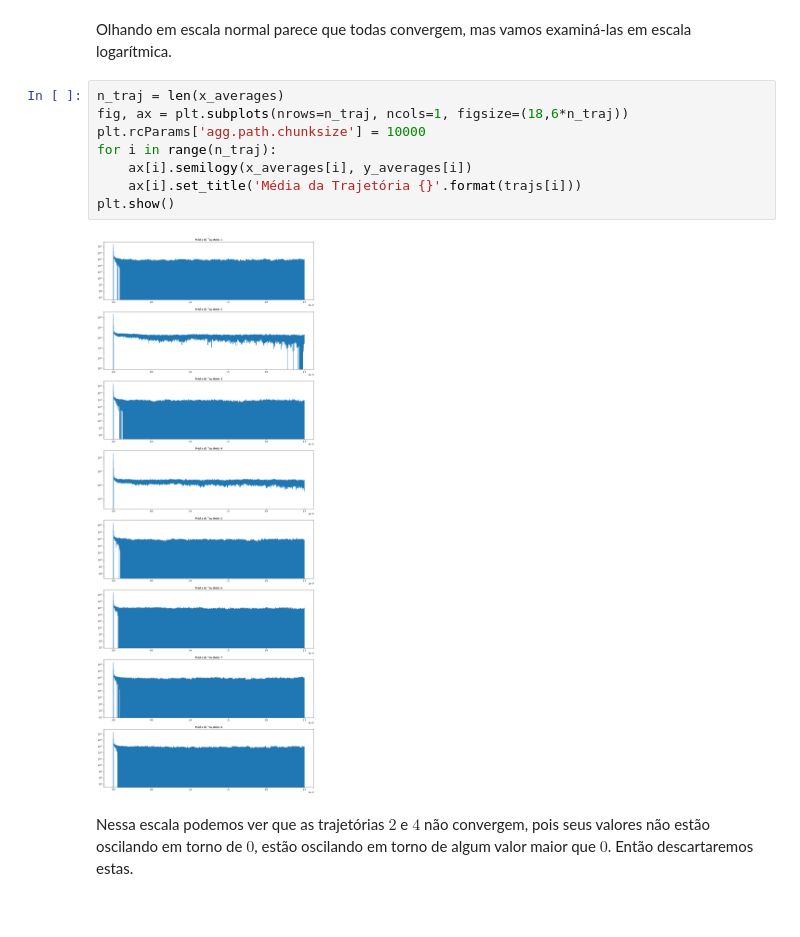
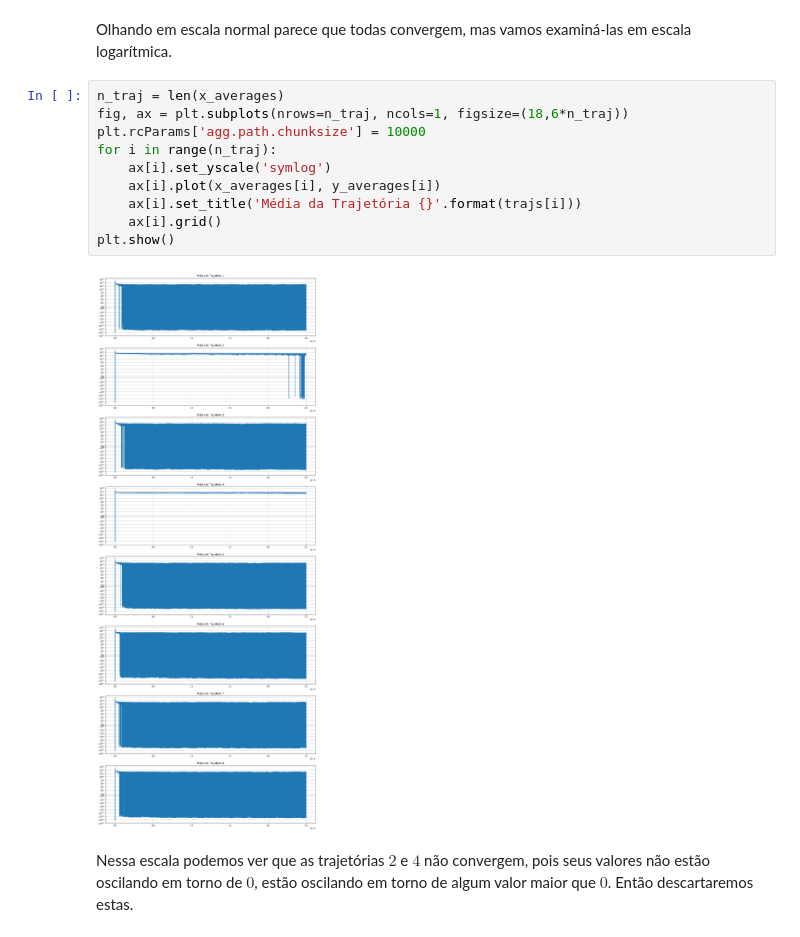
Before and after one commit to VictorOliveiraCortes/Viscosity-Calculation, a Jupyter notebook: ViscosityCalculation/Calculo_da_Viscosidade.ipynb, the cells around one changed output. Saved outputs shown, nothing was run; the diff lists cells and outputs as text.

```diff
--- a/ViscosityCalculation/Calculo_da_Viscosidade.ipynb
+++ b/ViscosityCalculation/Calculo_da_Viscosidade.ipynb
@@ -265,13 +272,15 @@ Olhando em escala normal parece que todas convergem, mas vamos examiná-las em e
 # %%
 n_traj = len(x_averages)
 fig, ax = plt.subplots(nrows=n_traj, ncols=1, figsize=(18,6*n_traj))
 plt.rcParams['agg.path.chunksize'] = 10000
 for i in range(n_traj):
-    ax[i].semilogy(x_averages[i], y_averages[i])
+    ax[i].set_yscale('symlog')
+    ax[i].plot(x_averages[i], y_averages[i])
     ax[i].set_title('Média da Trajetória {}'.format(trajs[i]))
+    ax[i].grid()
 plt.show()
 # %% [output]
-[figure, old version]
+[figure, new version]
 # %% [markdown]
 Nessa escala podemos ver que as trajetórias $2$ e $4$ não convergem, pois seus valores não estão oscilando em torno de $0$, estão oscilando em torno de algum valor maior que $0$. Então descartaremos estas.
 # %%
```
Also changed, not shown: parts of 36 cells of this notebook, 1 other file.
